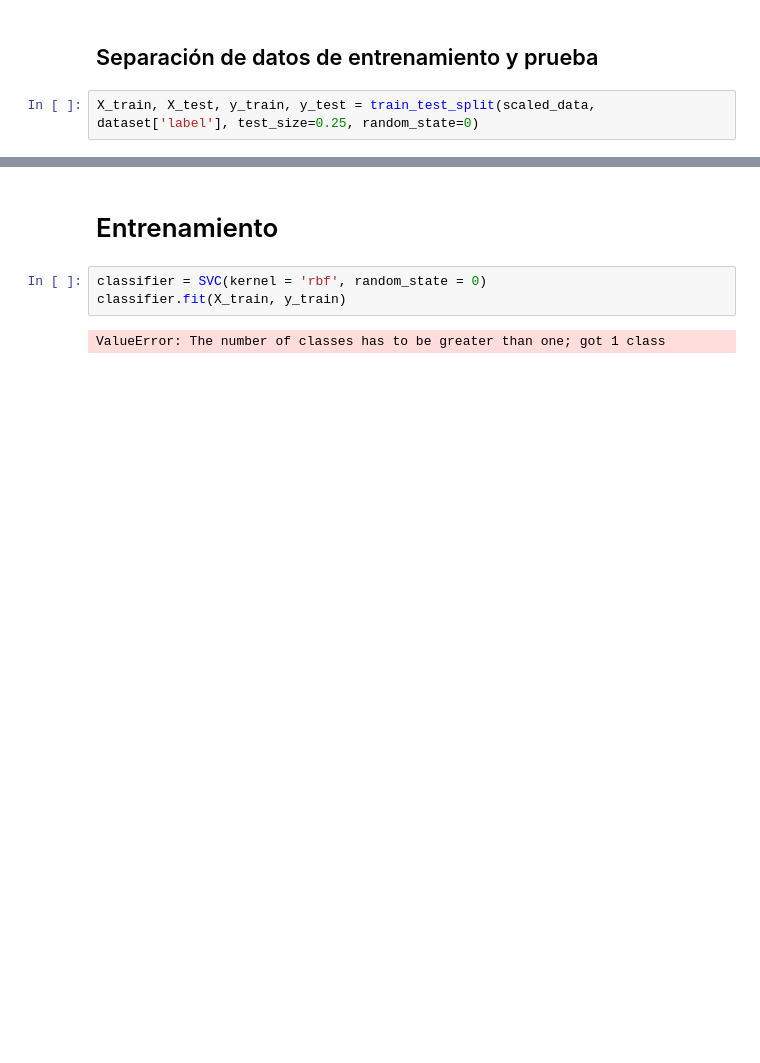
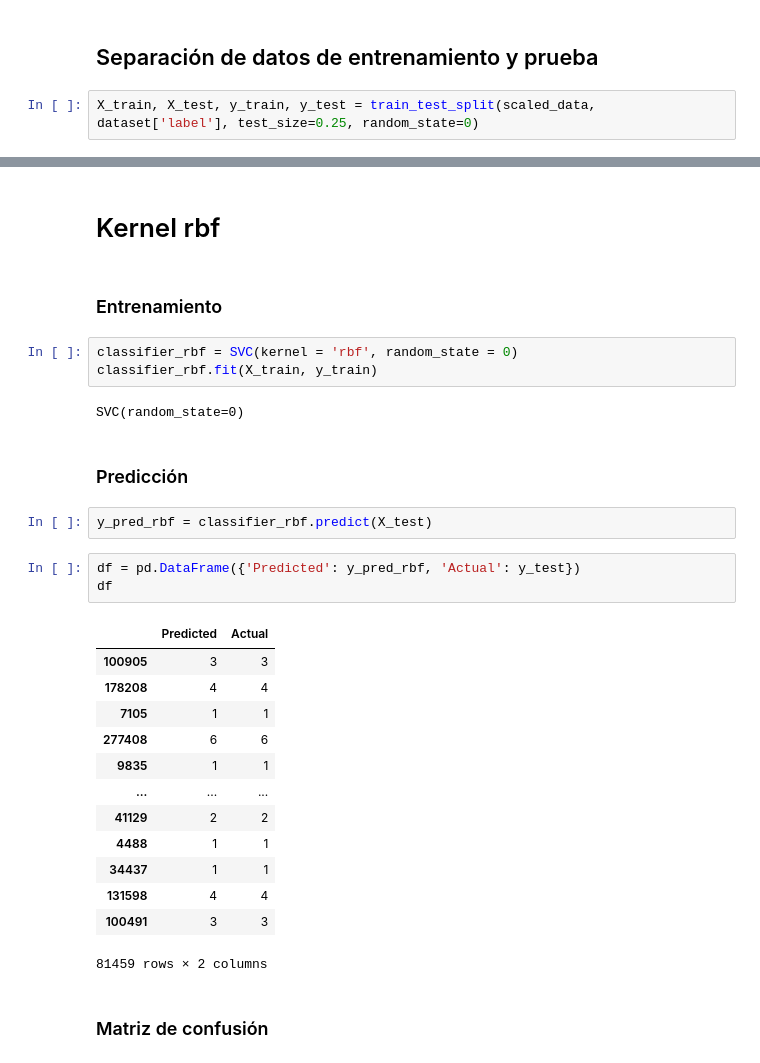
Before and after one commit to andres345gm/TE-regresiones, a Jupyter notebook: Taller 2 - SVM/SVM.ipynb, the cells around one changed output, grey strips where cells are left out. Cells and saved outputs as stored; diff of their text form; blank space fills up the shorter version.

```diff
--- a/Taller 2 - SVM/SVM.ipynb
+++ b/Taller 2 - SVM/SVM.ipynb
@@ -106,7 +119,32 @@ array([1])
+# %% [markdown]
+# Kernel rbf
 # %% [markdown]
-# Entrenamiento
+### Entrenamiento
 # %%
-classifier = SVC(kernel = 'rbf', random_state = 0)
-classifier.fit(X_train, y_train)
+classifier_rbf = SVC(kernel = 'rbf', random_state = 0)
+classifier_rbf.fit(X_train, y_train)
 # %% [output]
-ValueError: The number of classes has to be greater than one; got 1 class
+SVC(random_state=0)
+# %% [markdown]
+### Predicción
+# %%
+y_pred_rbf = classifier_rbf.predict(X_test)
+# %%
+df = pd.DataFrame({'Predicted': y_pred_rbf, 'Actual': y_test})
+df
+# %% [output]
+|  | Predicted | Actual |
+| 100905 | 3 | 3 |
+| 178208 | 4 | 4 |
+| 7105 | 1 | 1 |
+| 277408 | 6 | 6 |
+| 9835 | 1 | 1 |
+| ... | ... | ... |
+| 41129 | 2 | 2 |
+| 4488 | 1 | 1 |
+| 34437 | 1 | 1 |
+| 131598 | 4 | 4 |
+| 100491 | 3 | 3 |
+81459 rows × 2 columns
+# %% [markdown]
+### Matriz de confusión
```
Also changed, not shown: parts of 32 cells of this notebook.
